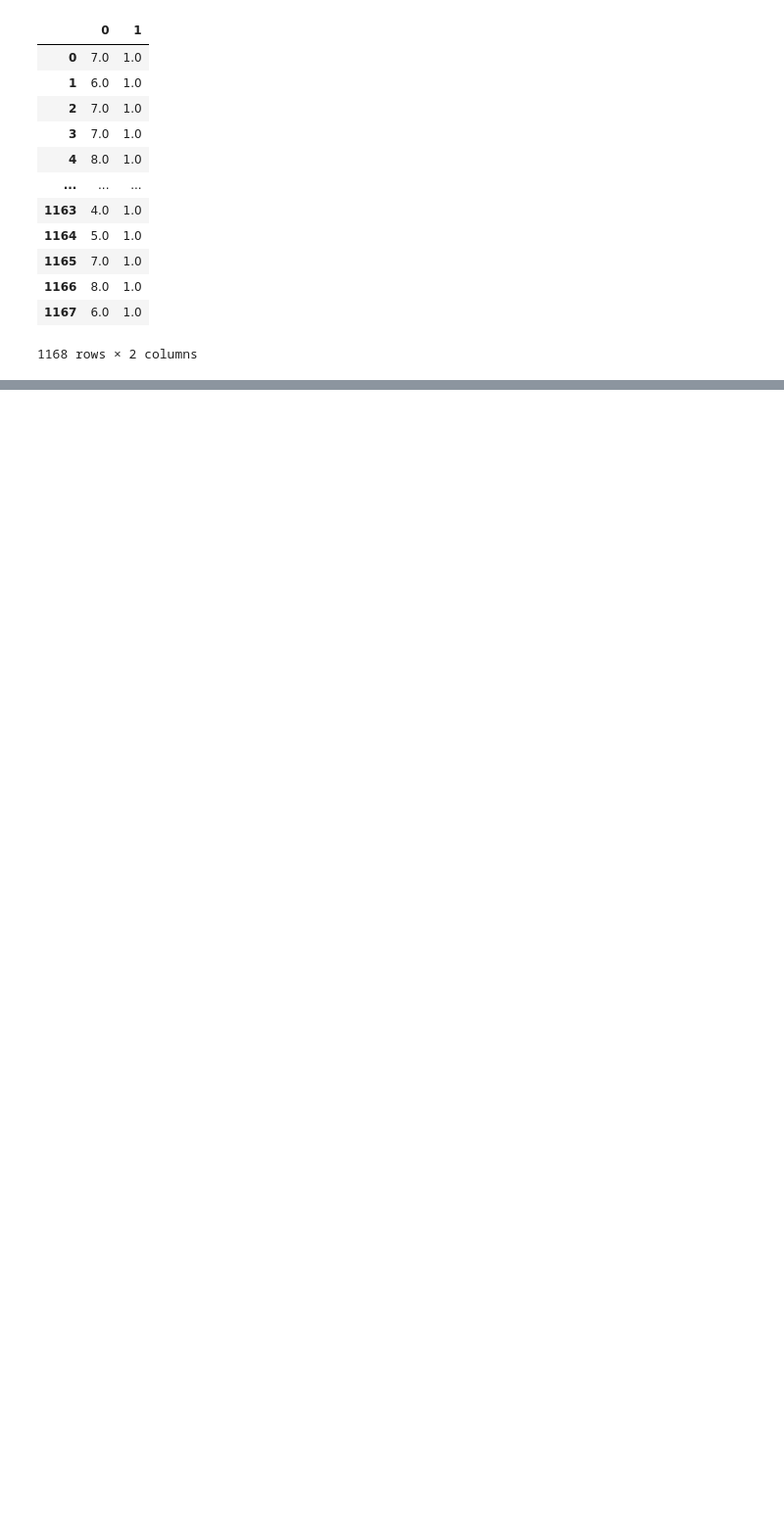
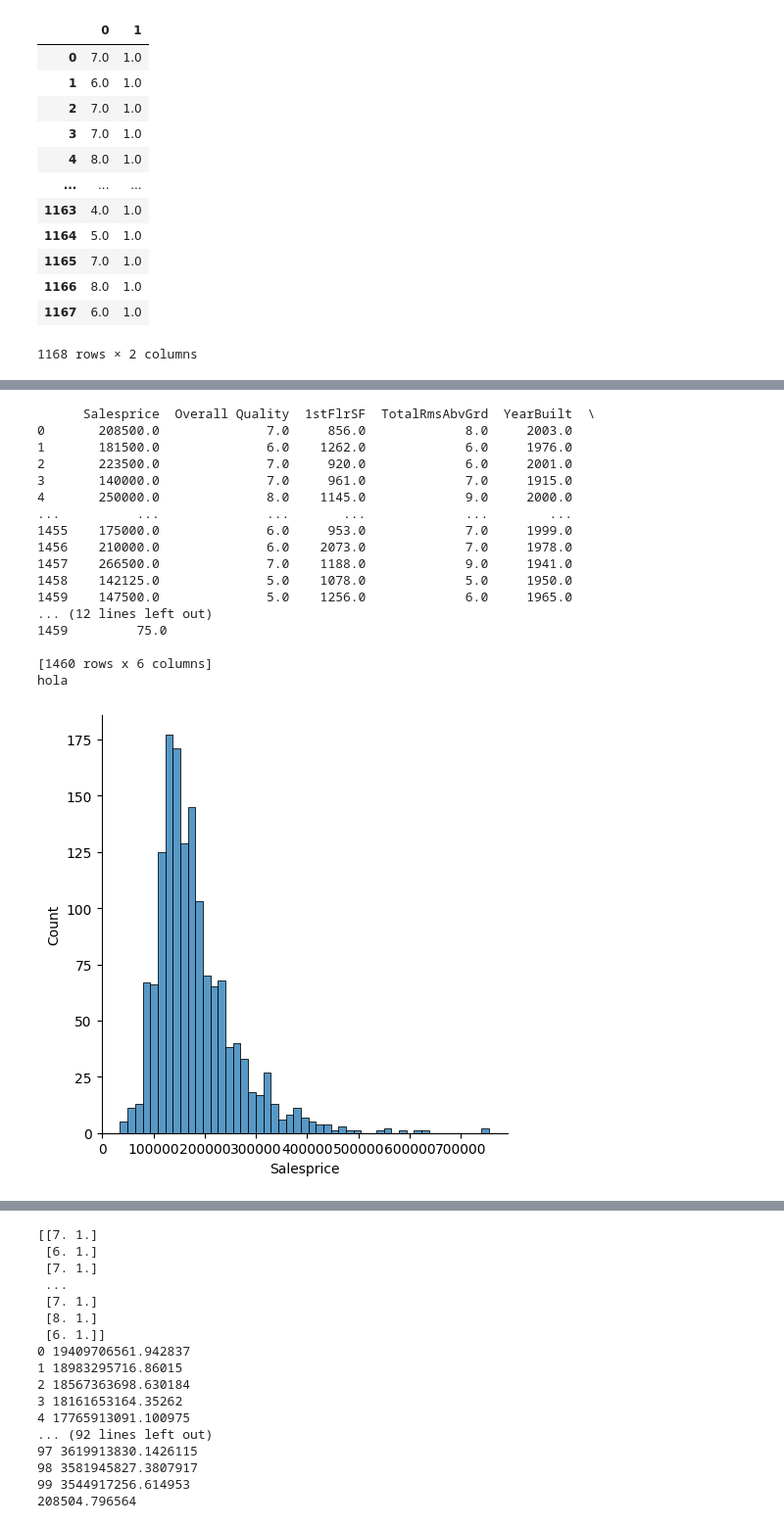
Before and after one commit to Senryo1/proyecto, a Jupyter notebook: proyecto.ipynb, the cells around one changed output, grey strips where cells are left out. Shown at 98% size. Cells and saved outputs as stored; diff of their text form; code cells hidden in the pictures; blank space fills up the shorter version.

```diff
--- a/proyecto.ipynb
+++ b/proyecto.ipynb
@@ -295,0 +322,39 @@ Date:   Tue Feb 28 21:04:03 2023 -0600
+# %%
+import matplotlib.pyplot as plt
+import pandas.plotting as pd_plot
+import numpy as np
+import pandas as pd
+import seaborn as sns
+
+rd = np.load('./proyecto_training_data.npy')
+df = pd.DataFrame(rd, columns=['Salesprice','Overall Quality','1stFlrSF','TotalRmsAbvGrd','YearBuilt','LotFrontage'])
+print(df)
+corr_matrix = df.corr()
+
+from regresion import regresion
+objeto = regresion()
+df80,df20= objeto.separacion(df)
+objeto.hola()
+objeto.histogramas(df)
+objeto.dispersion(df20)
+mod = objeto.modeloml(df80)
+objeto.mode(mod)
+# %% [output]
+      Salesprice  Overall Quality  1stFlrSF  TotalRmsAbvGrd  YearBuilt  \
+0       208500.0              7.0     856.0             8.0     2003.0
+1       181500.0              6.0    1262.0             6.0     1976.0
+2       223500.0              7.0     920.0             6.0     2001.0
+3       140000.0              7.0     961.0             7.0     1915.0
+4       250000.0              8.0    1145.0             9.0     2000.0
+...          ...              ...       ...             ...        ...
+1455    175000.0              6.0     953.0             7.0     1999.0
+1456    210000.0              6.0    2073.0             7.0     1978.0
+1457    266500.0              7.0    1188.0             9.0     1941.0
+1458    142125.0              5.0    1078.0             5.0     1950.0
+1459    147500.0              5.0    1256.0             6.0     1965.0
+... (12 lines left out)
+1459         75.0
+
+[1460 rows x 6 columns]
+hola
+[figure, added]
@@ -295,0 +369,17 @@ Date:   Tue Feb 28 21:04:03 2023 -0600
+[[7. 1.]
+ [6. 1.]
+ [7. 1.]
+ ...
+ [7. 1.]
+ [8. 1.]
+ [6. 1.]]
+0 19409706561.942837
+1 18983295716.86015
+2 18567363698.630184
+3 18161653164.35262
+4 17765913091.100975
+... (92 lines left out)
+97 3619913830.1426115
+98 3581945827.3807917
+99 3544917256.614953
+208504.796564
```
Also changed, not shown: parts of 7 cells of this notebook, 2 other files.
